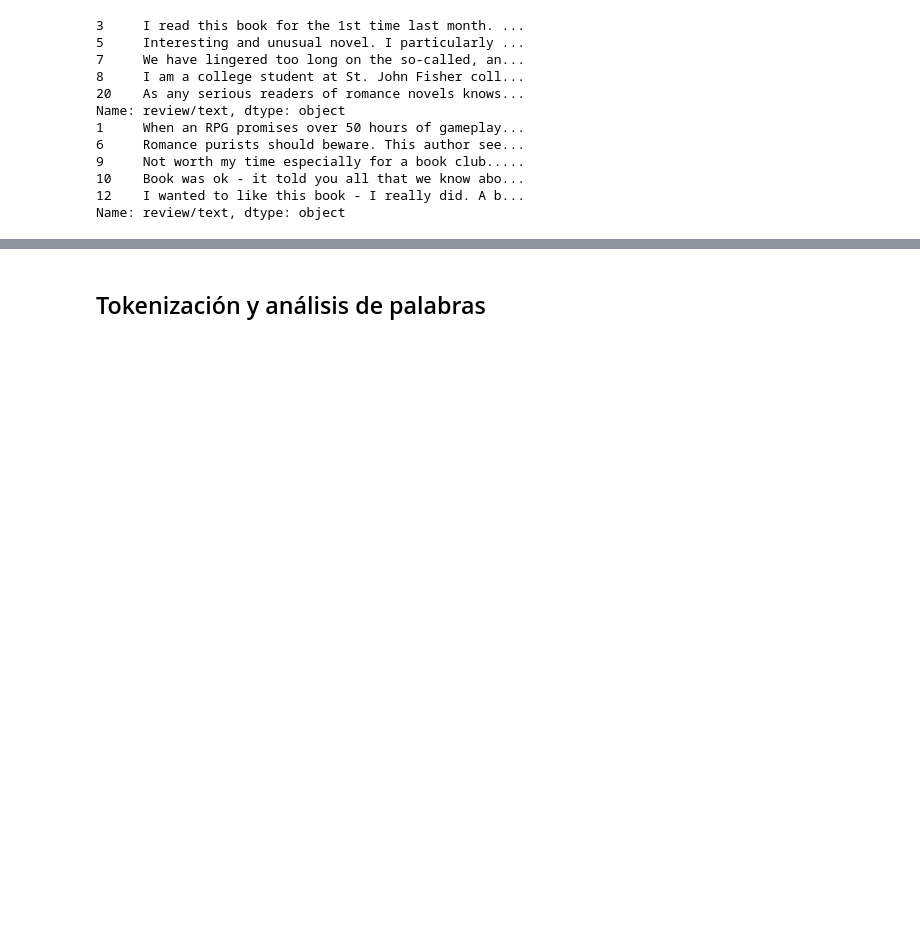
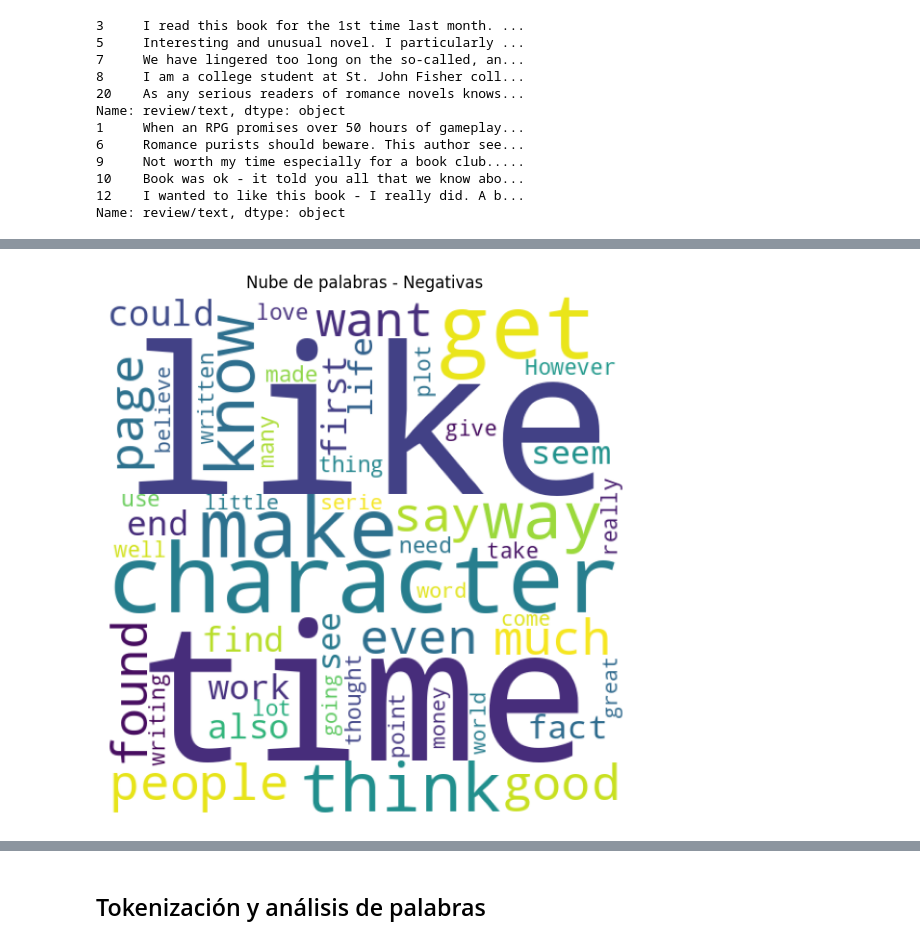
Before and after one commit to EUtrilla2002/ProyectoDatos, a Jupyter notebook: ProyectoDatos.ipynb, the cells around one changed output, grey strips where cells are left out. Drawn from its saved outputs; the diff is of its cells as text; code cells hidden in the pictures; blank space fills up the shorter version.

```diff
--- a/ProyectoDatos.ipynb
+++ b/ProyectoDatos.ipynb
@@ -121,0 +101,40 @@ plt.show()
+# %%
+from wordcloud import WordCloud
+import matplotlib.pyplot as plt
+import nltk
+from nltk.corpus import stopwords
+
+# Asegúrate de tener descargadas las stopwords de nltk
+nltk.download('stopwords')
+
+# Lista de stopwords personalizadas
+stopwords_adicionales = {'book', 'read', 'novel', 'story', 'books', 'reading', 'author', 'chapter', 'reader', 'reading', 'writting', 'one', 'quot', 'would', 'review'}
+
+# Obtener las stopwords comunes en inglés de NLTK
+stopwords_comunes = set(stopwords.words('english'))
+
+# Combinar ambas listas de stopwords
+stopwords_totales = stopwords_adicionales.union(stopwords_comunes)
+
+# Asumimos que 'categoria' es la columna con las categorías (Positivo, Negativo, Neutral)
+# Filtramos las reseñas positivas
+negativas = df[df['categoria'] == 'negativo']['review/text'].str.cat(sep=" ")
+
+# Configuramos la nube de palabras, incluyendo las stopwords combinadas
+wc = WordCloud(
+    width=500,
+    height=500,
+    min_font_size=15,
+    background_color='white',
+    stopwords=stopwords_totales  # Añadimos las stopwords combinadas
+)
+
+# Nube de palabras para las reseñas positivas
+negativas_wc = wc.generate(negativas)
+# Mostramos la nube de palabras positiva
+plt.figure(figsize=(7, 7))
+plt.axis('off')
+plt.title('Nube de palabras - Negativas')
+plt.imshow(negativas_wc)
+plt.show()
+# %% [output]
@@ -122,3 +143,4 @@ plt.show()
+[figure, added]
 # %%
 from wordcloud import WordCloud
 import matplotlib.pyplot as plt
```
Also changed, not shown: parts of 4 cells of this notebook.
